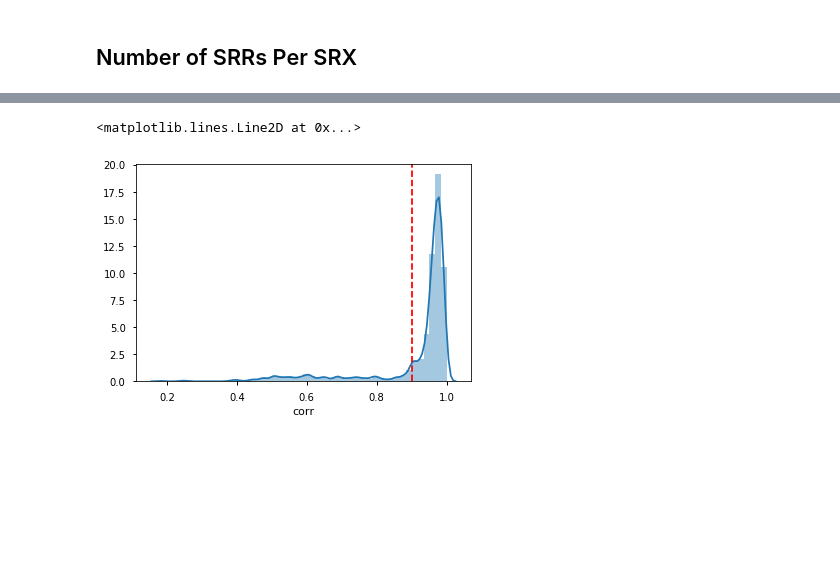
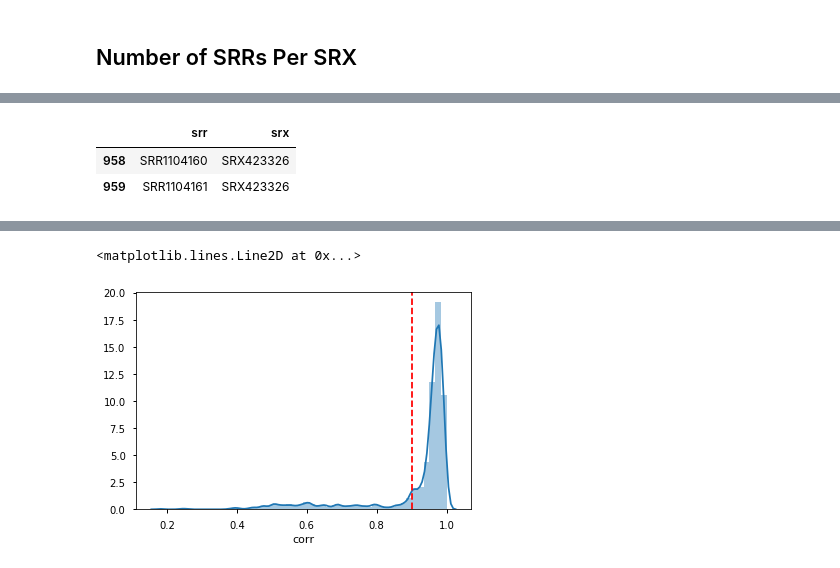
Before and after one commit to jfear/ncbi_remap, a Jupyter notebook: docs/01.02-prealn-wf_merge_srr.ipynb, the cells around one changed output, grey strips where cells are left out. Saved outputs shown, nothing was run; the diff lists cells and outputs as text; code cells hidden in the pictures; blank space fills up the shorter version.

```diff
--- a/docs/01.02-prealn-wf_merge_srr.ipynb
+++ b/docs/01.02-prealn-wf_merge_srr.ipynb
@@ -92,0 +111,14 @@ df = calc_corr(store['prealn/complete'].srx.unique().tolist(), multi='m2', show_
+# %%
+bad = ['SRX1892701', 'SRX1892702', 'SRX423326', 'SRX423475', 'SRX423855', 'SRX423874', 'SRX424394', 'SRX424397', 'SRX424398',
+       'SRX481228', 'SRX481229', 'SRX652595', 'SRX653818', 'SRX661845', 'SRX671605', 'SRX671607', 'SRX699105', 'SRX699106',
+       'SRX699107', 'SRX699108', 'SRX699109', 'SRX699110', 'SRX699111', 'SRX699112', 'SRX699113', 'SRX699114', 'SRX699115',
+       'SRX699116', 'SRX699117', 'SRX750068', 'SRX750069', 'SRX750071', 'SRX750072', 'SRX750073', 'SRX750074', 'SRX750075',
+       'SRX750076', 'SRX750077', 'SRX750078', 'SRX750079', 'SRX750080', 'SRX750081', 'SRX750082', 'SRX750083', 'SRX750084',
+      ]
+# %%
+srx = bad[0]
+store.select('prealn/complete', where='srx == SRX423326')
+# %% [output]
+|  | srr | srx |
+| 958 | SRR1104160 | SRX423326 |
+| 959 | SRR1104161 | SRX423326 |
```
Also changed, not shown: parts of 19 cells of this notebook, 2 other files.
